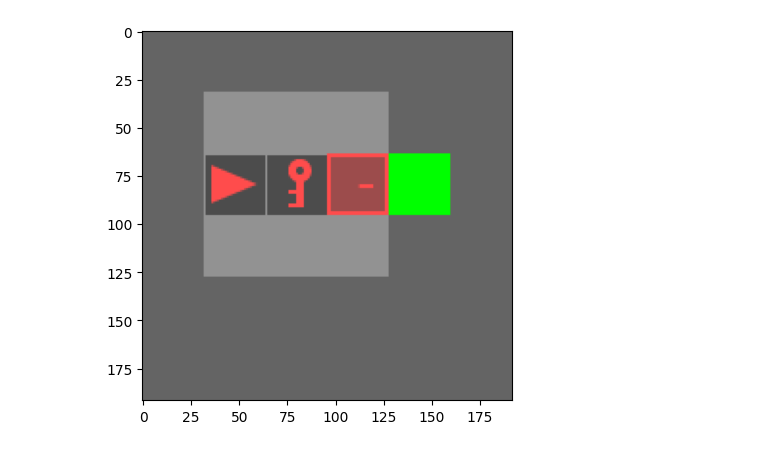
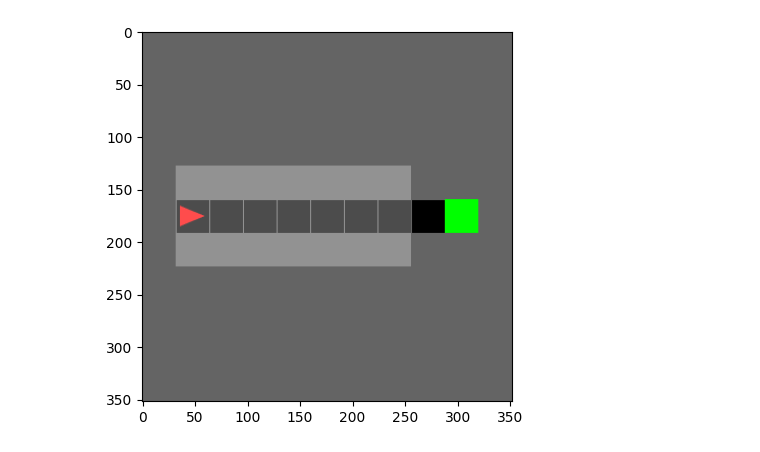
Before and after one commit to MBTMBTMBT/mini-grid-curriculum, a Jupyter notebook: mdp_learner.ipynb, the cells around one changed output. Cells and saved outputs as stored; diff of their text form; code cells hidden in the pictures.

```diff
--- a/mdp_learner.ipynb
+++ b/mdp_learner.ipynb
@@ -8,21 +11,21 @@ from mdp_graph.mdp_graph import MDPGraph, PolicyGraph, OptimalPolicyGraph
 # %%
 env = CustomEnv(
-        txt_file_path='maps/door_key.txt',
-        display_size=6,
+        txt_file_path='maps/extra_long_corridor.txt',
+        display_size=11,
         display_mode="middle",
         agent_start_pos=(1, 1),
         agent_start_dir=0,
         random_rotate=False,
         random_flip=False,
         custom_mission="Find the key and open the door.",
         render_mode=None,
     )
 env.reset()
 img = env.get_frame(env.highlight, env.tile_size, env.agent_pov)
 plt.imshow(img)
 plt.show()
 # %% [output]
-[figure, old version]
+[figure, new version]
 # %%
 env = FullyObsSB3MLPWrapper(env, to_print=False)
 learner = OneHotEncodingMDPLearner(env)
```
Also changed, not shown: parts of 11 cells of this notebook, 1 other file.
